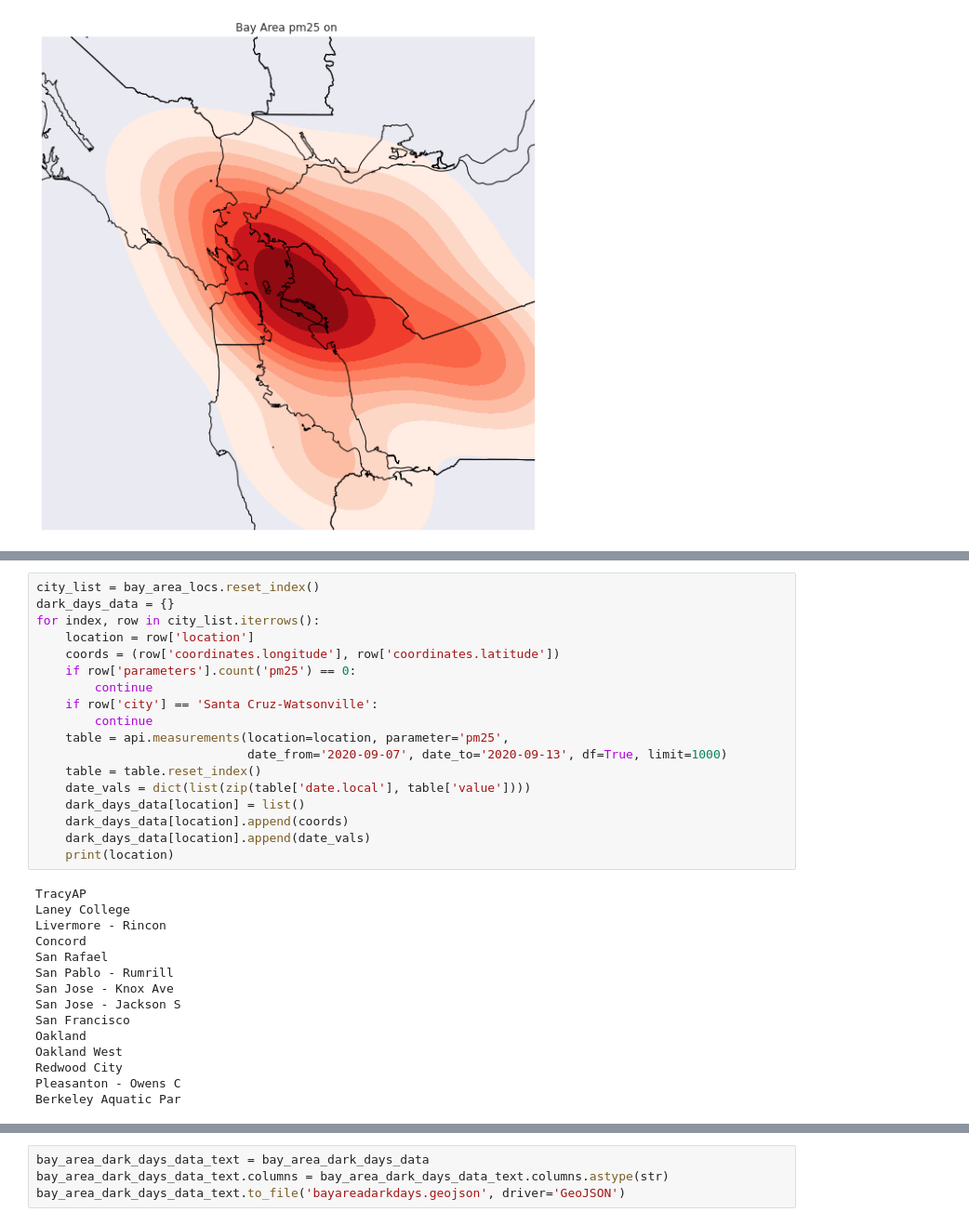
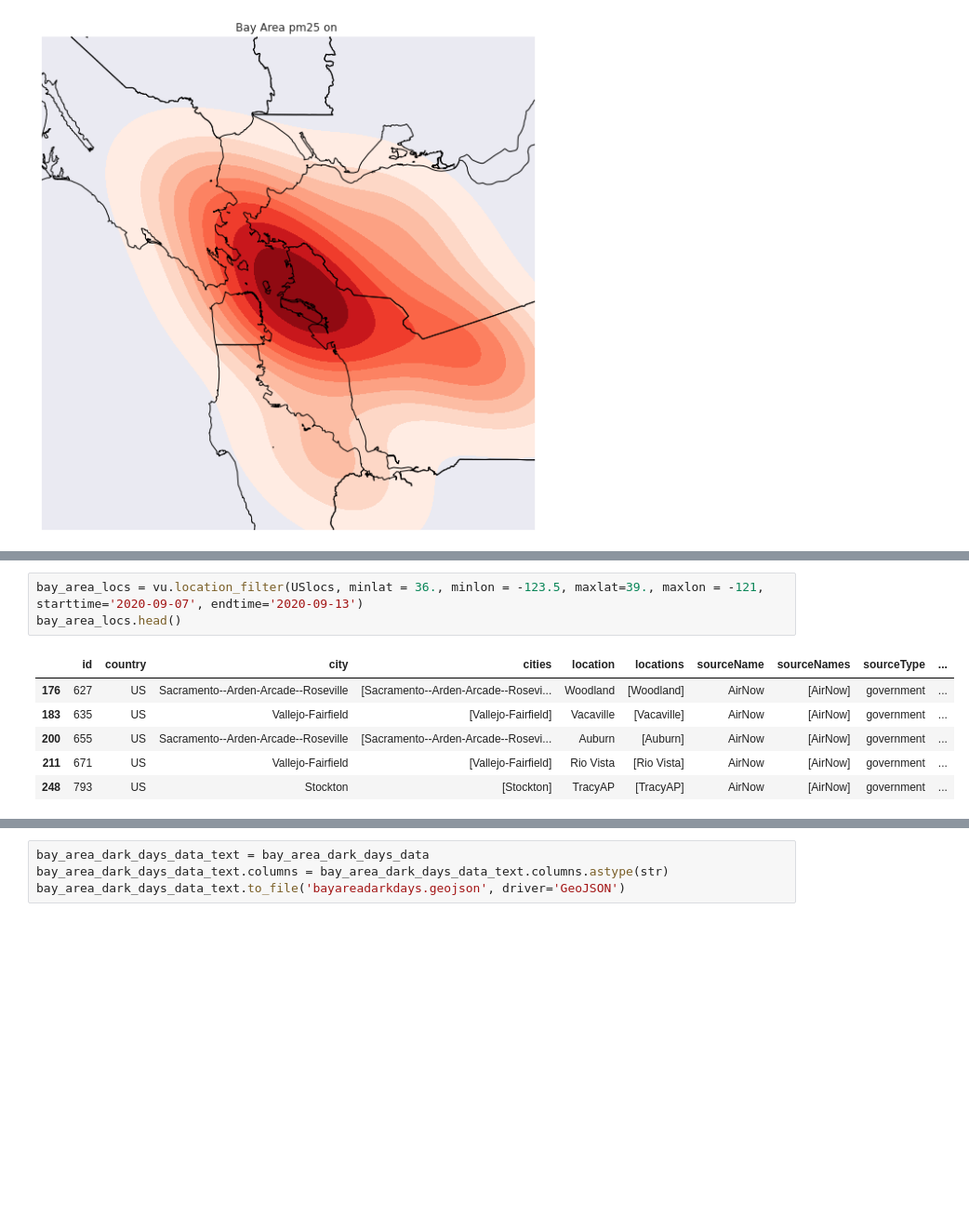
Before and after one commit to UCB-stat-159-s22/hw07-group13, a Jupyter notebook: ExplorationAndVisualization.ipynb, the cells around one changed output, grey strips where cells are left out. Shown at 93% size. Drawn from its saved outputs; the diff is of its cells as text; blank space fills up the shorter version.

```diff
--- a/ExplorationAndVisualization.ipynb
+++ b/ExplorationAndVisualization.ipynb
@@ -251,33 +227,10 @@ bay_area_locs
-# %%
-city_list = bay_area_locs.reset_index()
-dark_days_data = {}
-for index, row in city_list.iterrows():
-    location = row['location']
-    coords = (row['coordinates.longitude'], row['coordinates.latitude'])
-    if row['parameters'].count('pm25') == 0:
-        continue
-    if row['city'] == 'Santa Cruz-Watsonville':
-        continue
-    table = api.measurements(location=location, parameter='pm25',
-                             date_from='2020-09-07', date_to='2020-09-13', df=True, limit=1000)
-    table = table.reset_index()
-    date_vals = dict(list(zip(table['date.local'], table['value'])))
-    dark_days_data[location] = list()
-    dark_days_data[location].append(coords)
-    dark_days_data[location].append(date_vals)
-    print(location)
-# %% [output]
-TracyAP
-Laney College
-Livermore - Rincon
-Concord
-San Rafael
-San Pablo - Rumrill
-San Jose - Knox Ave
-San Jose - Jackson S
-San Francisco
-Oakland
-Oakland West
-Redwood City
-Pleasanton - Owens C
-Berkeley Aquatic Par
+# %%
+bay_area_locs = vu.location_filter(USlocs, minlat = 36., minlon = -123.5, maxlat=39., maxlon = -121, starttime='2020-09-07', endtime='2020-09-13')
+bay_area_locs.head()
+# %% [output]
+|  | id | country | city | cities | location | locations | sourceName | sourceNames | sourceType | ... |
+| 176 | 627 | US | Sacramento--Arden-Arcade--Roseville | [Sacramento--Arden-Arcade--Rosevi... | Woodland | [Woodland] | AirNow | [AirNow] | government | ... |
+| 183 | 635 | US | Vallejo-Fairfield | [Vallejo-Fairfield] | Vacaville | [Vacaville] | AirNow | [AirNow] | government | ... |
+| 200 | 655 | US | Sacramento--Arden-Arcade--Roseville | [Sacramento--Arden-Arcade--Rosevi... | Auburn | [Auburn] | AirNow | [AirNow] | government | ... |
+| 211 | 671 | US | Vallejo-Fairfield | [Vallejo-Fairfield] | Rio Vista | [Rio Vista] | AirNow | [AirNow] | government | ... |
+| 248 | 793 | US | Stockton | [Stockton] | TracyAP | [TracyAP] | AirNow | [AirNow] | government | ... |
```
Also changed, not shown: parts of 22 cells of this notebook, 2 other files.
